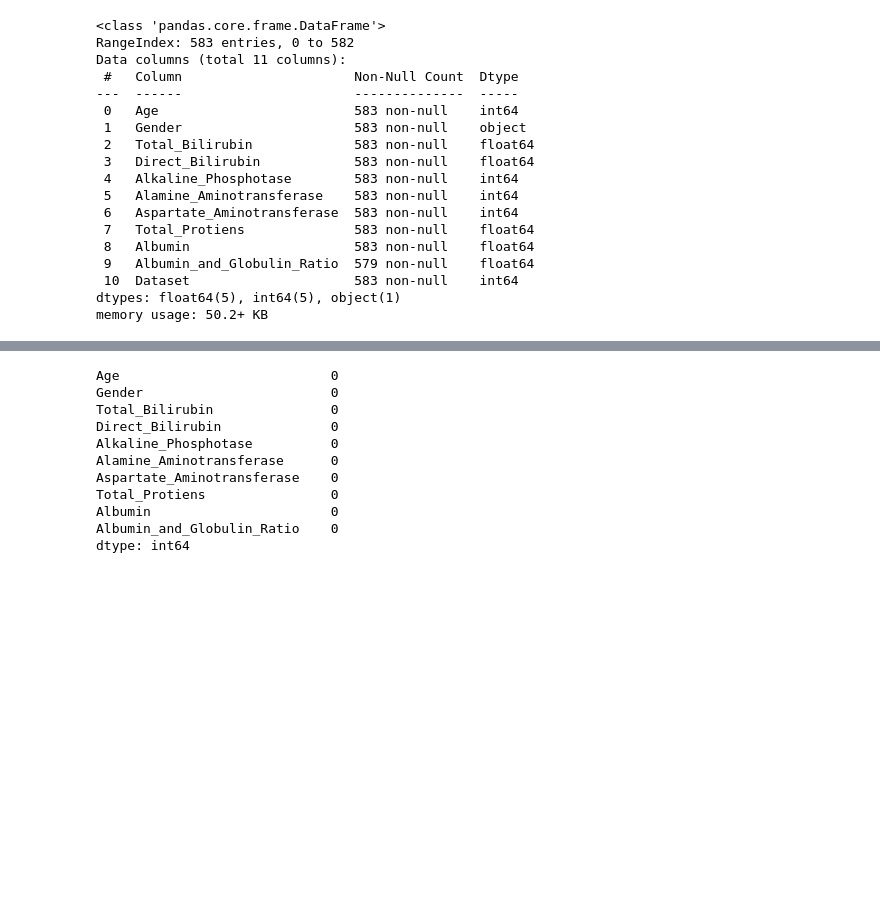
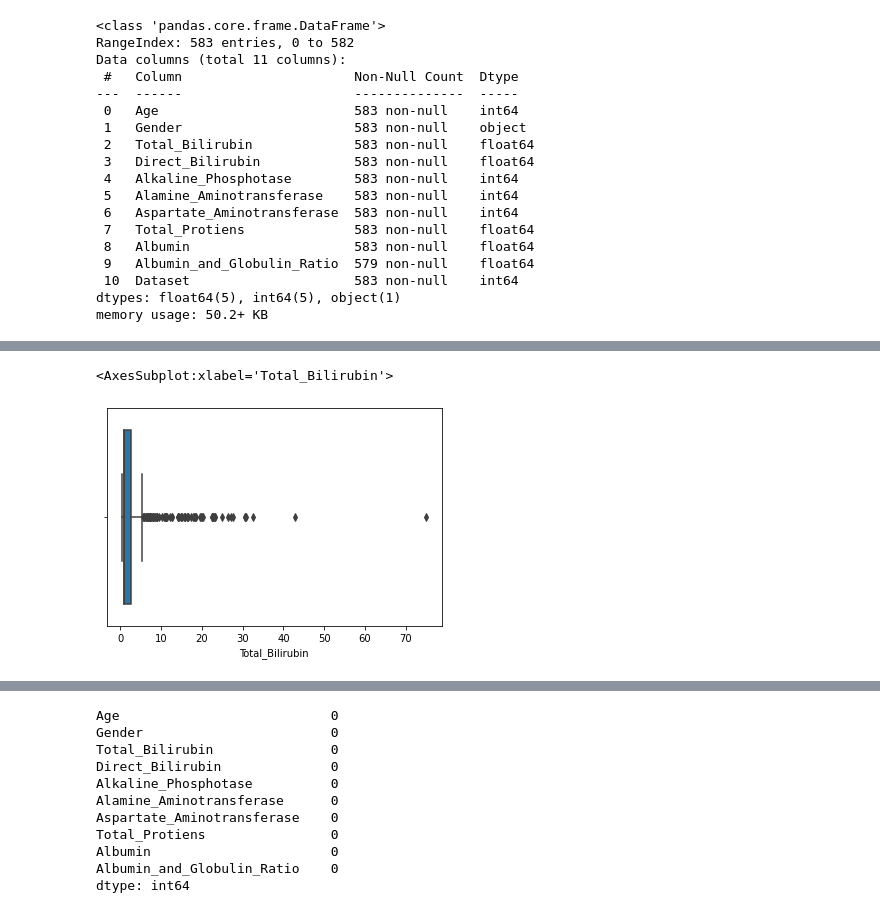
Before and after one commit to abdullahaahmed0539/Liver-Fail-Predictor, a Jupyter notebook: liver_fail_predictor.ipynb, the cells around one changed output, grey strips where cells are left out. Cells and saved outputs as stored; diff of their text form; code cells hidden in the pictures; blank space fills up the shorter version.

```diff
--- a/liver_fail_predictor.ipynb
+++ b/liver_fail_predictor.ipynb
@@ -48,0 +79,5 @@ memory usage: 50.2+ KB
+# %%
+sns.boxplot(x=df['Total_Bilirubin'])
+# %% [output]
+<AxesSubplot:xlabel='Total_Bilirubin'>
+[figure, added]
```
Also changed, not shown: parts of 53 cells of this notebook.
